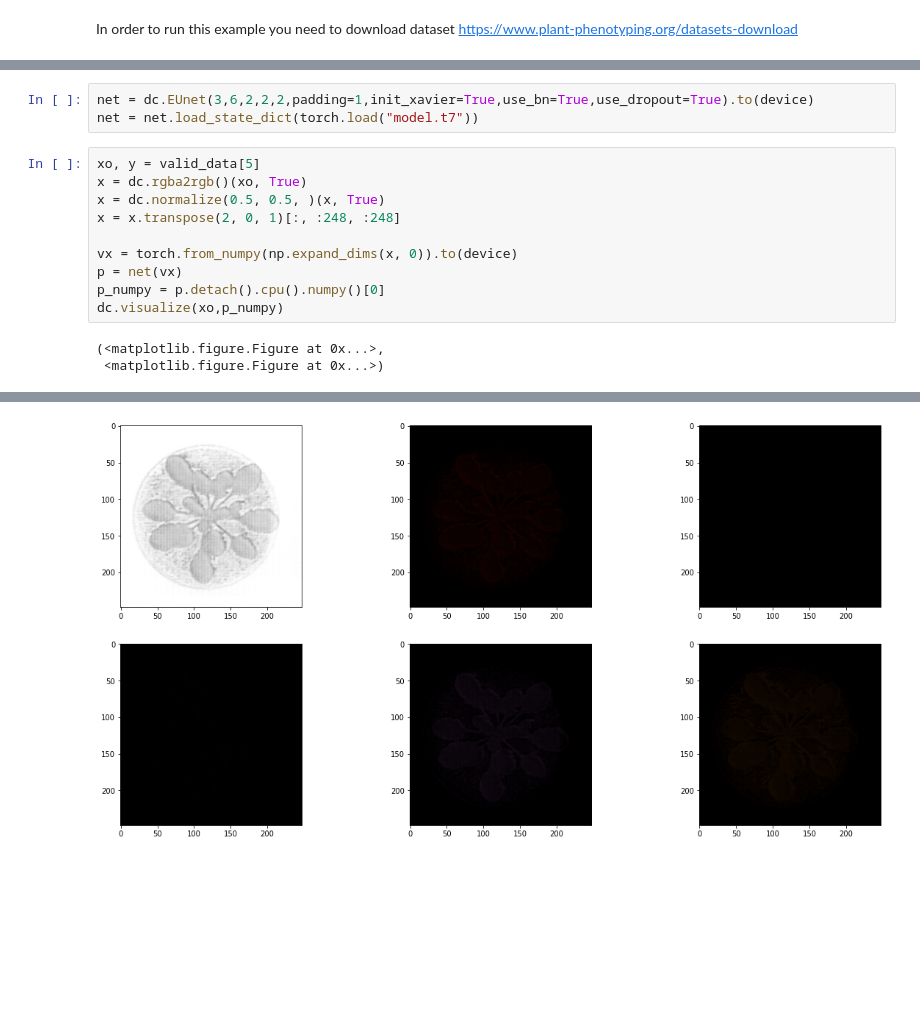
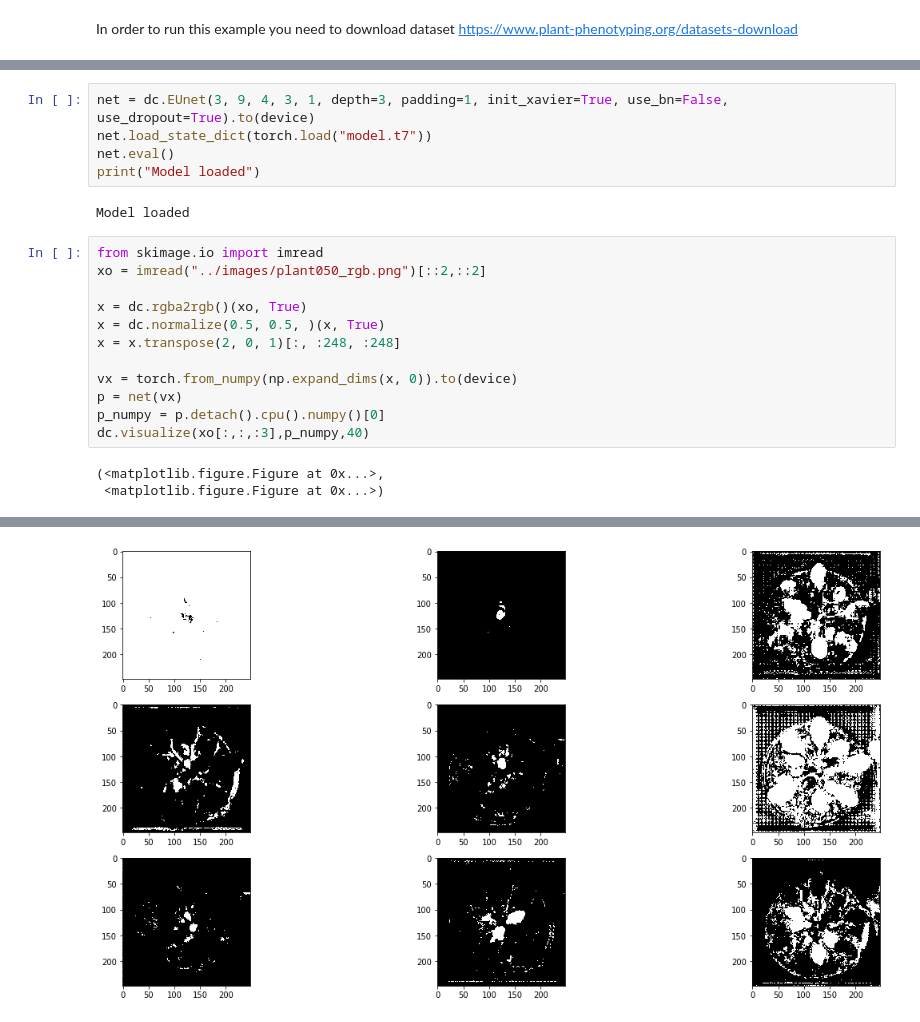
Before and after one commit to kulikovv/DeepColoring, a Jupyter notebook: cvppp/cvppp.ipynb, the cells around one changed output, grey strips where cells are left out. Saved outputs shown, nothing was run; the diff lists cells and outputs as text; blank space fills up the shorter version.

Commit message:
Added images and test code

```diff
--- a/cvppp/cvppp.ipynb
+++ b/cvppp/cvppp.ipynb
@@ -42,8 +42,14 @@ valid_data = dc.Reader(perm_rgb[-10:],perm_labels[-10:],2)
 # %%
-net = dc.EUnet(3,6,2,2,2,padding=1,init_xavier=True,use_bn=True,use_dropout=True).to(device)
-net = net.load_state_dict(torch.load("model.t7"))
+net = dc.EUnet(3, 9, 4, 3, 1, depth=3, padding=1, init_xavier=True, use_bn=False, use_dropout=True).to(device)
+net.load_state_dict(torch.load("model.t7"))
+net.eval()
+print("Model loaded")
+# %% [output]
+Model loaded
 # %%
-xo, y = valid_data[5]
+from skimage.io import imread
+xo = imread("../images/plant050_rgb.png")[::2,::2]
+
 x = dc.rgba2rgb()(xo, True)
 x = dc.normalize(0.5, 0.5, )(x, True)
 x = x.transpose(2, 0, 1)[:, :248, :248]
@@ -51,7 +57,7 @@ x = x.transpose(2, 0, 1)[:, :248, :248]
 vx = torch.from_numpy(np.expand_dims(x, 0)).to(device)
 p = net(vx)
 p_numpy = p.detach().cpu().numpy()[0]
-dc.visualize(xo,p_numpy)
+dc.visualize(xo[:,:,:3],p_numpy,40)
 # %% [output]
 (<matplotlib.figure.Figure at 0x...>,
  <matplotlib.figure.Figure at 0x...>)
@@ -59 +65 @@ dc.visualize(xo,p_numpy)
-[figure, old version]
+[figure, new version]
```
Also changed, not shown: parts of 4 cells of this notebook, 6 other files.
